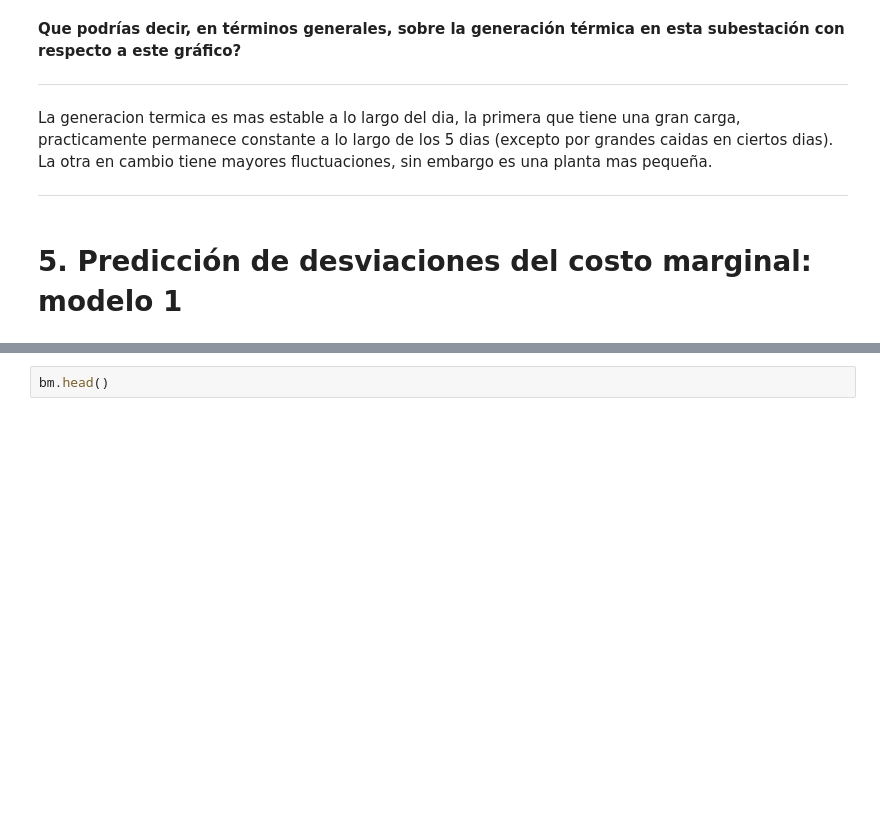
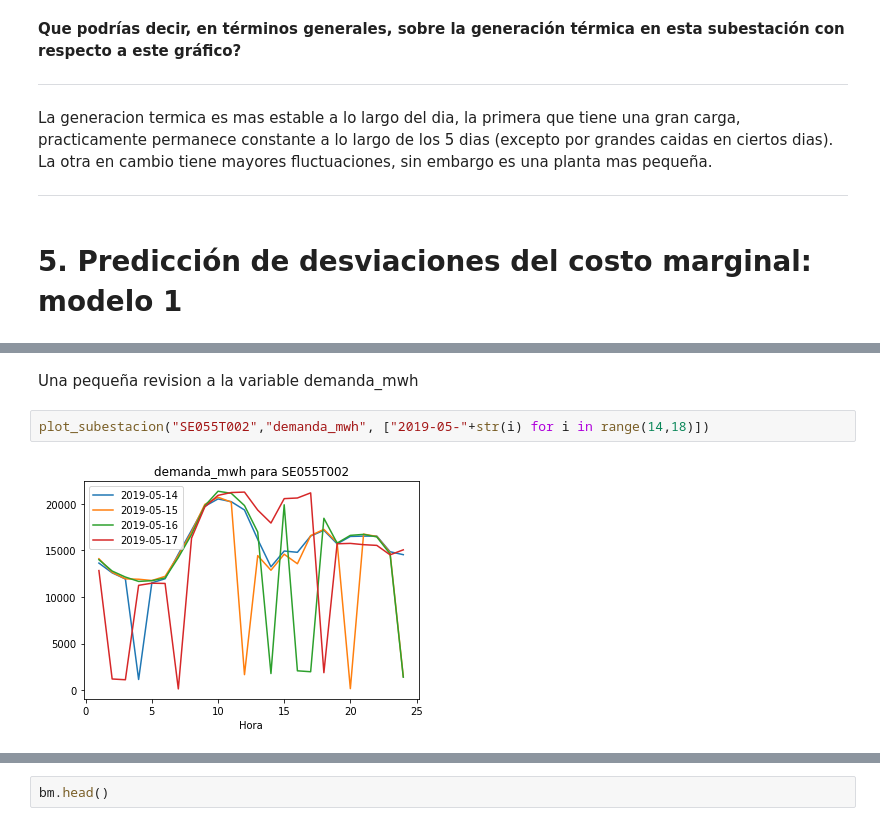
Before and after one commit to maxigaarp/teaching, a Jupyter notebook: SpikeDesafio_final.ipynb, the cells around one changed output, grey strips where cells are left out. Drawn from its saved outputs; the diff is of its cells as text; blank space fills up the shorter version.

```diff
--- a/SpikeDesafio_final.ipynb
+++ b/SpikeDesafio_final.ipynb
@@ -492,0 +522,6 @@ La generacion termica es mas estable a lo largo del dia, la primera que tiene un
+# %% [markdown]
+Una pequeña revision a la variable demanda_mwh
+# %%
+plot_subestacion("SE055T002","demanda_mwh", ["2019-05-"+str(i) for i in range(14,18)])
+# %% [output]
+[figure, added]
```
Also changed, not shown: parts of 31 cells of this notebook.
